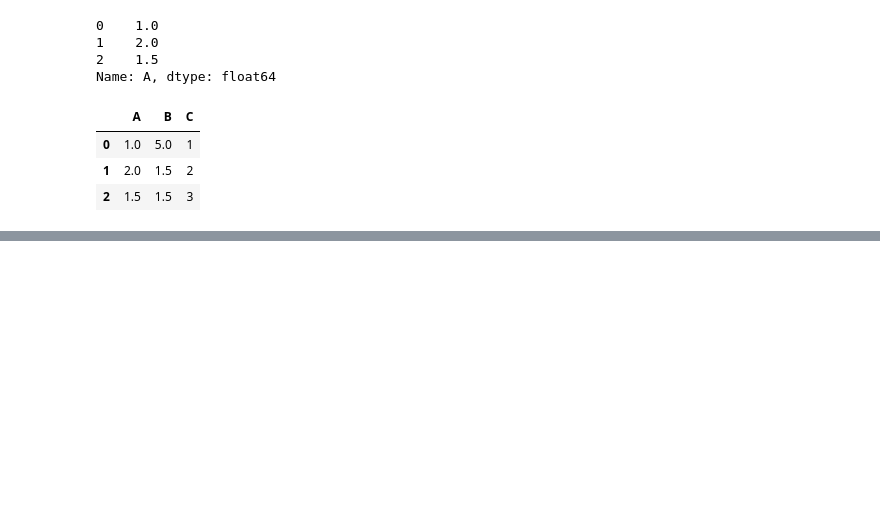
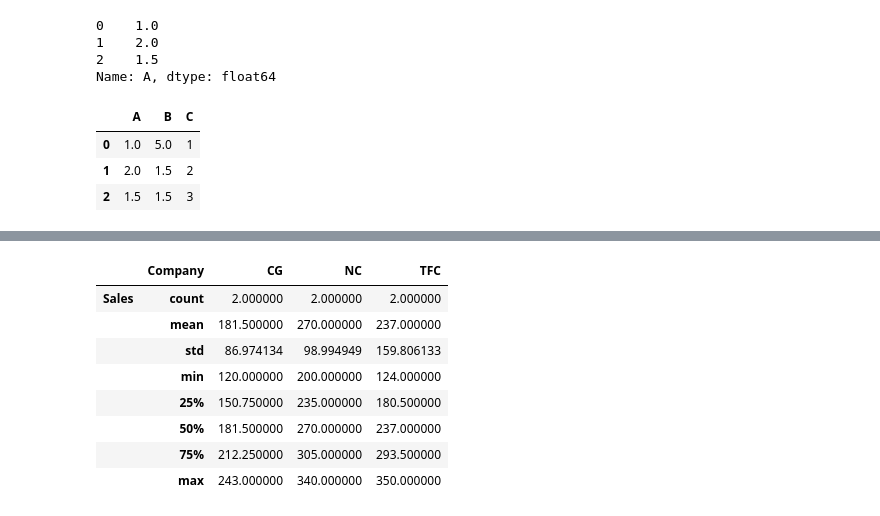
Before and after one commit to narendraraghu/Python-advance, a Jupyter notebook: HelloPanda.ipynb, the cells around one changed output, grey strips where cells are left out. Saved outputs shown, nothing was run; the diff lists cells and outputs as text; code cells hidden in the pictures; blank space fills up the shorter version.

```diff
--- a/HelloPanda.ipynb
+++ b/HelloPanda.ipynb
@@ -377,0 +467,12 @@ df.fillna(value=df['A'].mean())
+# %%
+by_comp.describe().transpose()
+# %% [output]
+|  | Company | CG | NC | TFC |
+| Sales | count | 2.000000 | 2.000000 | 2.000000 |
+|  | mean | 181.500000 | 270.000000 | 237.000000 |
+|  | std | 86.974134 | 98.994949 | 159.806133 |
+|  | min | 120.000000 | 200.000000 | 124.000000 |
+|  | 25% | 150.750000 | 235.000000 | 180.500000 |
+|  | 50% | 181.500000 | 270.000000 | 237.000000 |
+|  | 75% | 212.250000 | 305.000000 | 293.500000 |
+|  | max | 243.000000 | 340.000000 | 350.000000 |
```
Also changed, not shown: parts of 15 cells of this notebook.
